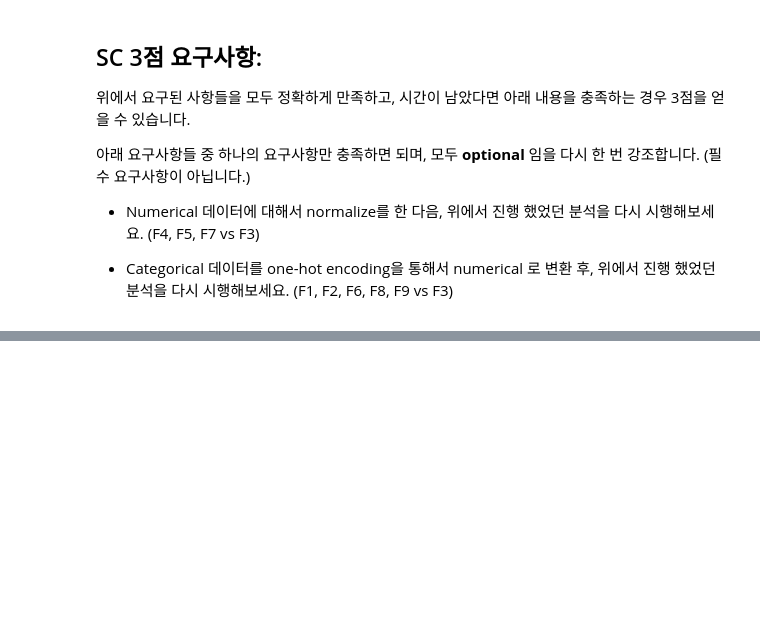
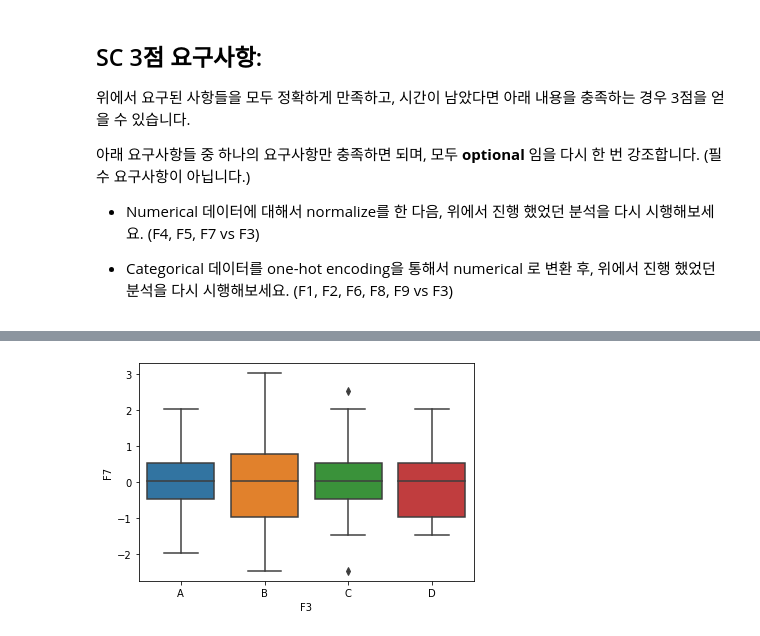
Before and after one commit to KyungRyeolBaek/study, a Jupyter notebook: ai03_sc12x_백경렬_2차.ipynb, the cells around one changed output, grey strips where cells are left out. Saved outputs shown, nothing was run; the diff lists cells and outputs as text; code cells hidden in the pictures; blank space fills up the shorter version.

```diff
--- a/ai03_sc12x_백경렬_2차.ipynb
+++ b/ai03_sc12x_백경렬_2차.ipynb
@@ -419,0 +468,4 @@ F3, F7 p-value = 0.96403  -> 가장 무의미한 feature
+# %%
+sns.boxplot(x = 'F3', y = 'F7', data = df_sc);
+# %% [output]
+[figure, added]
```
Also changed, not shown: parts of 12 cells of this notebook.
